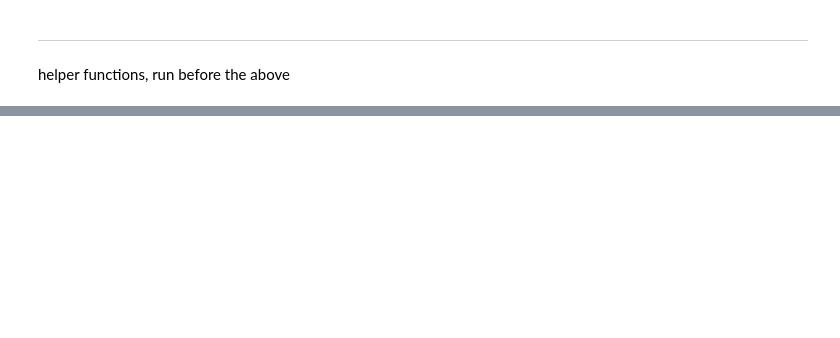
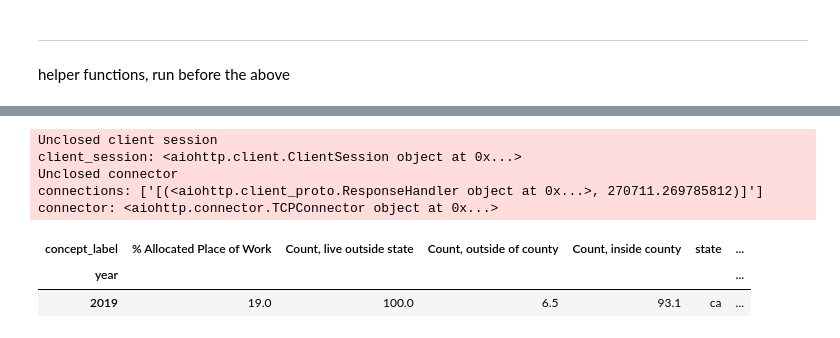
Before and after one commit to sophiahuangg/data-automation, a Jupyter notebook: plots/AaronX_plotDeliverable.ipynb, the cells around one changed output, grey strips where cells are left out. Drawn from its saved outputs; the diff is of its cells as text; code cells hidden in the pictures; blank space fills up the shorter version.

```diff
--- a/plots/AaronX_plotDeliverable.ipynb
+++ b/plots/AaronX_plotDeliverable.ipynb
@@ -337,0 +481,12 @@ connector: <aiohttp.connector.TCPConnector object at 0x...>
+# %%
+ans = await cityReport_tb1()
+ans
+# %% [output]
+Unclosed client session
+client_session: <aiohttp.client.ClientSession object at 0x...>
+Unclosed connector
+connections: ['[(<aiohttp.client_proto.ResponseHandler object at 0x...>, 270711.269785812)]']
+connector: <aiohttp.connector.TCPConnector object at 0x...>
+| concept_label | % Allocated Place of Work | Count, live outside state | Count, outside of county | Count, inside county | state | ... |
+| year |  |  |  |  |  | ... |
+| 2019 | 19.0 | 100.0 | 6.5 | 93.1 | ca | ... |
```
Also changed, not shown: parts of 6 cells of this notebook, 1 other file.
